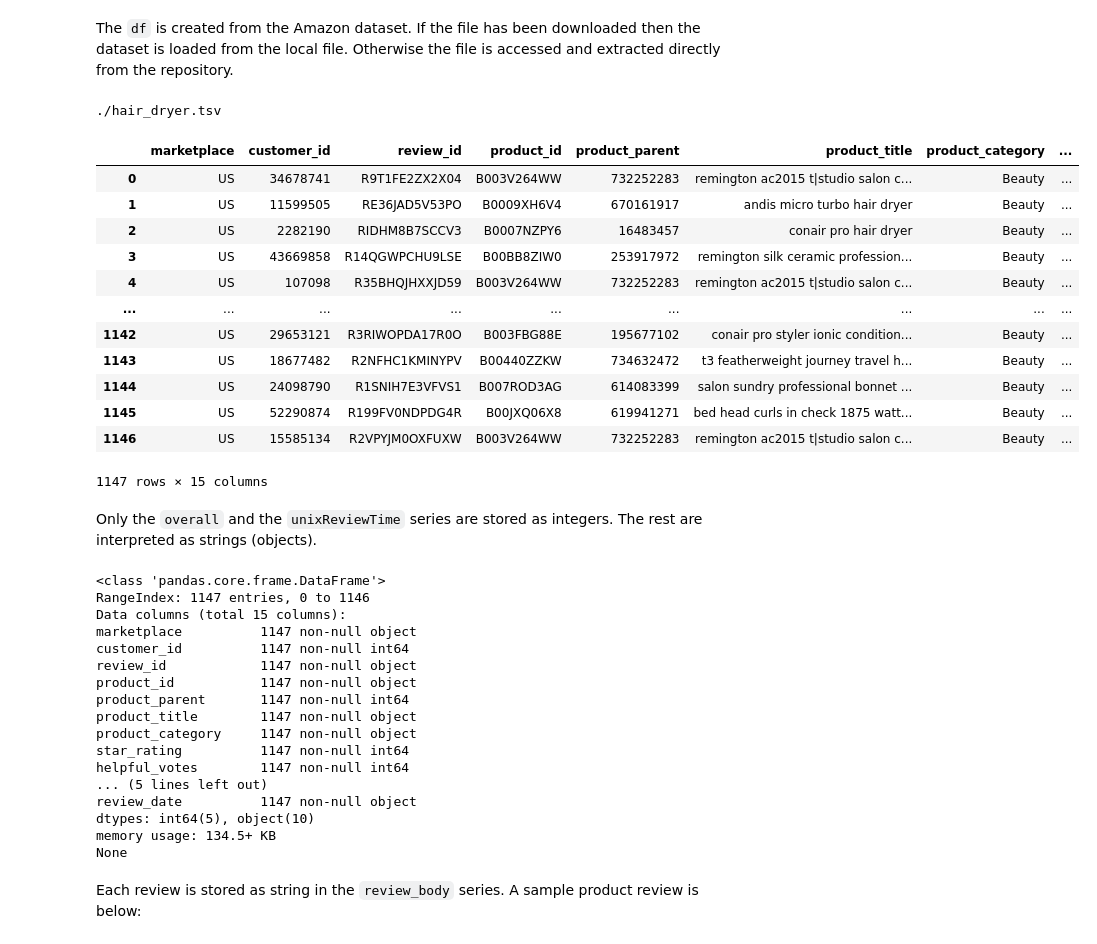
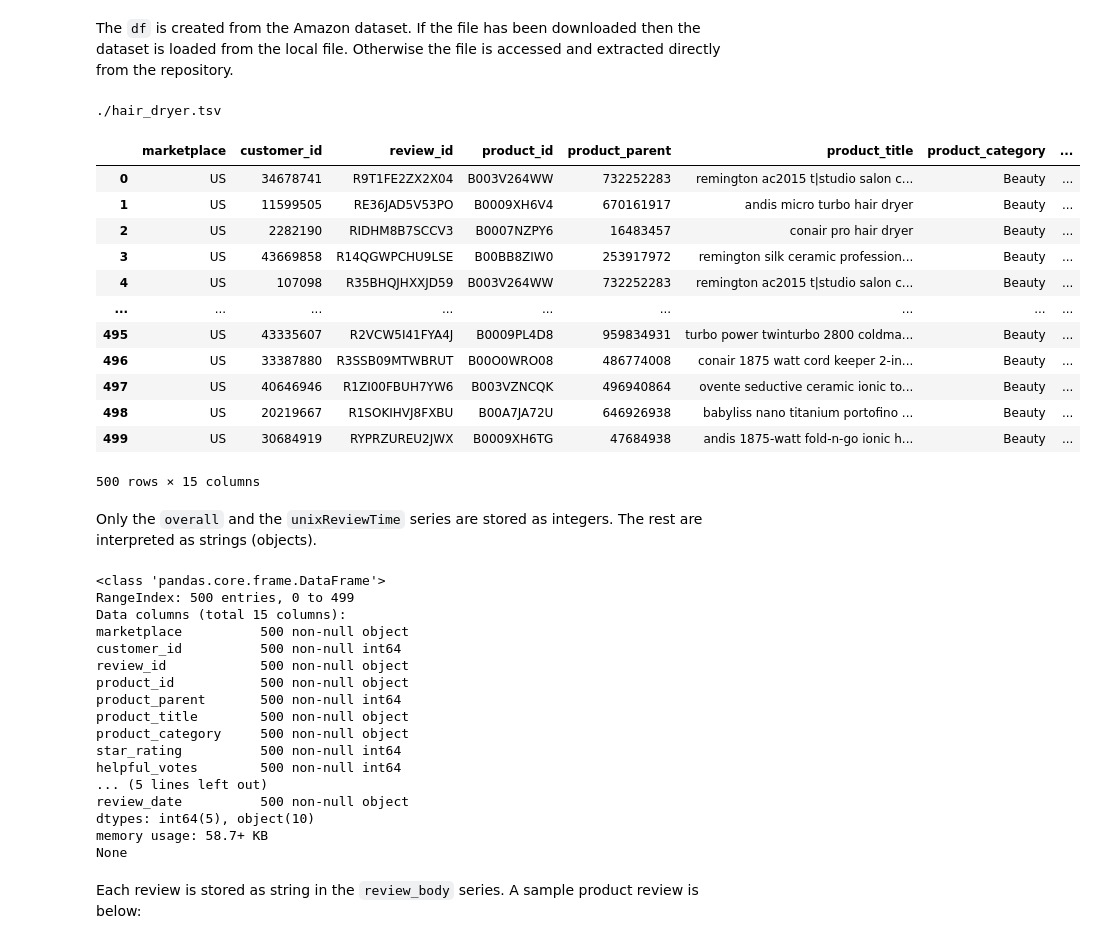
Before and after one commit to Ryan0v0/MCM2020_problemC, a Jupyter notebook: Amazon Reviews NLP.ipynb, the cells around one changed output. Cells and saved outputs as stored; diff of their text form; code cells hidden in the pictures.

```diff
--- a/Amazon Reviews NLP.ipynb
+++ b/Amazon Reviews NLP.ipynb
@@ -42,58 +42,59 @@ The `df` is created from the Amazon dataset. If the file has been downloaded the
 # %%
 import os
 import pandas as pd
 
 # dataset = "Electronics_5.json"
 
 # if os.path.isfile(dataset):
 #     df = pd.read_json("Electronics_5.json", lines=True)
 # else:
 #     url = r"http://snap.stanford.edu/data/amazon/productGraph/categoryFiles/reviews_Electronics_5.json.gz"
 #     df = pd.read_json(url, compression='gzip', lines=True)
 
 tab1 = "./hair_dryer.tsv"
 print(tab1)
 tab2 = "."
 df = pd.read_csv(tab1, sep='\t', header=0)
 
-df = df.head(int(len(df) / 10))
+df = df.head(500)
+
 display(df)
 # %% [output]
 ./hair_dryer.tsv
 |  | marketplace | customer_id | review_id | product_id | product_parent | product_title | product_category | ... |
 | 0 | US | 34678741 | R9T1FE2ZX2X04 | B003V264WW | 732252283 | remington ac2015 t|studio salon c... | Beauty | ... |
 | 1 | US | 11599505 | RE36JAD5V53PO | B0009XH6V4 | 670161917 | andis micro turbo hair dryer | Beauty | ... |
 | 2 | US | 2282190 | RIDHM8B7SCCV3 | B0007NZPY6 | 16483457 | conair pro hair dryer | Beauty | ... |
 | 3 | US | 43669858 | R14QGWPCHU9LSE | B00BB8ZIW0 | 253917972 | remington silk ceramic profession... | Beauty | ... |
 | 4 | US | 107098 | R35BHQJHXXJD59 | B003V264WW | 732252283 | remington ac2015 t|studio salon c... | Beauty | ... |
 | ... | ... | ... | ... | ... | ... | ... | ... | ... |
-| 1142 | US | 29653121 | R3RIWOPDA17R0O | B003FBG88E | 195677102 | conair pro styler ionic condition... | Beauty | ... |
-| 1143 | US | 18677482 | R2NFHC1KMINYPV | B00440ZZKW | 734632472 | t3 featherweight journey travel h... | Beauty | ... |
-| 1144 | US | 24098790 | R1SNIH7E3VFVS1 | B007ROD3AG | 614083399 | salon sundry professional bonnet ... | Beauty | ... |
-| 1145 | US | 52290874 | R199FV0NDPDG4R | B00JXQ06X8 | 619941271 | bed head curls in check 1875 watt... | Beauty | ... |
-| 1146 | US | 15585134 | R2VPYJM0OXFUXW | B003V264WW | 732252283 | remington ac2015 t|studio salon c... | Beauty | ... |
+| 495 | US | 43335607 | R2VCW5I41FYA4J | B0009PL4D8 | 959834931 | turbo power twinturbo 2800 coldma... | Beauty | ... |
+| 496 | US | 33387880 | R3SSB09MTWBRUT | B00O0WRO08 | 486774008 | conair 1875 watt cord keeper 2-in... | Beauty | ... |
+| 497 | US | 40646946 | R1ZI00FBUH7YW6 | B003VZNCQK | 496940864 | ovente seductive ceramic ionic to... | Beauty | ... |
+| 498 | US | 20219667 | R1SOKIHVJ8FXBU | B00A7JA72U | 646926938 | babyliss nano titanium portofino ... | Beauty | ... |
+| 499 | US | 30684919 | RYPRZUREU2JWX | B0009XH6TG | 47684938 | andis 1875-watt fold-n-go ionic h... | Beauty | ... |
-1147 rows × 15 columns
+500 rows × 15 columns
 # %% [markdown]
 Only the `overall` and the `unixReviewTime` series are stored as integers. The rest are interpreted as strings (objects).
 # %%
 print(df.info())
 # %% [output]
 <class 'pandas.core.frame.DataFrame'>
-RangeIndex: 1147 entries, 0 to 1146
+RangeIndex: 500 entries, 0 to 499
 Data columns (total 15 columns):
-marketplace          1147 non-null object
-customer_id          1147 non-null int64
-review_id            1147 non-null object
-product_id           1147 non-null object
-product_parent       1147 non-null int64
-product_title        1147 non-null object
-product_category     1147 non-null object
-star_rating          1147 non-null int64
-helpful_votes        1147 non-null int64
+marketplace          500 non-null object
+customer_id          500 non-null int64
+review_id            500 non-null object
+product_id           500 non-null object
+product_parent       500 non-null int64
+product_title        500 non-null object
+product_category     500 non-null object
+star_rating          500 non-null int64
+helpful_votes        500 non-null int64
 ... (5 lines left out)
-review_date          1147 non-null object
+review_date          500 non-null object
 dtypes: int64(5), object(10)
-memory usage: 134.5+ KB
+memory usage: 58.7+ KB
 None
 # %% [markdown]
 Each review is stored as string in the `review_body` series. A sample product review is below:
```
Also changed, not shown: parts of 46 cells of this notebook.
